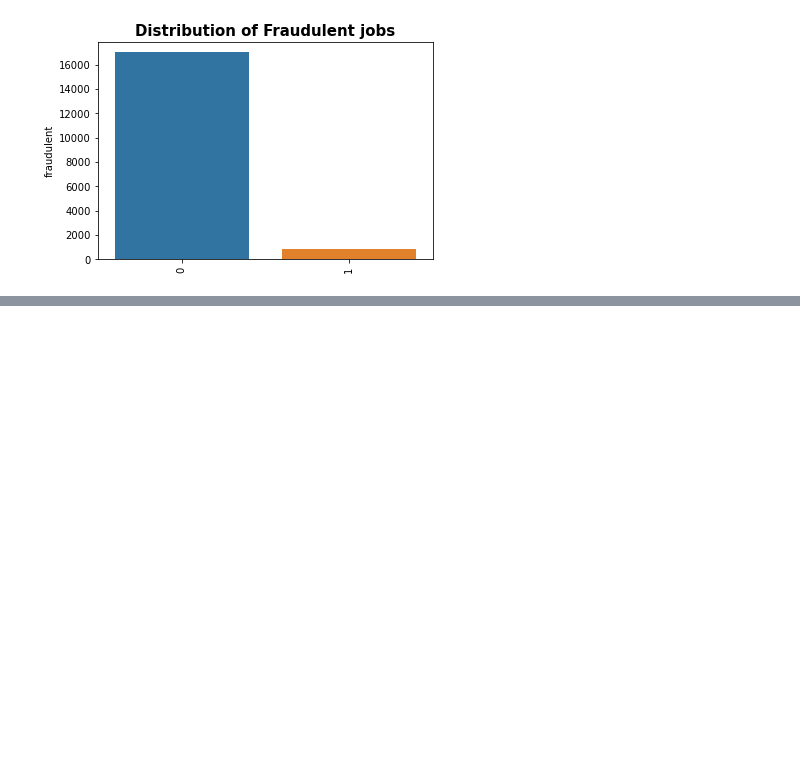
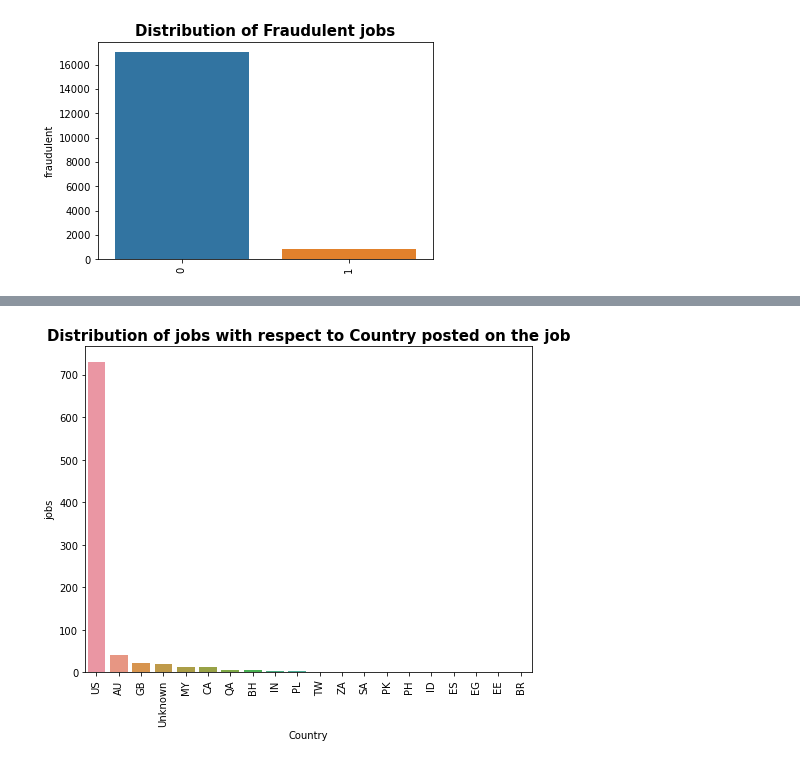
Before and after one commit to Shrestha097/Python_proj_EAS503, a Jupyter notebook: RealVsFakeJobPosting.ipynb, the cells around one changed output, grey strips where cells are left out. Cells and saved outputs as stored; diff of their text form; code cells hidden in the pictures; blank space fills up the shorter version.

```diff
--- a/RealVsFakeJobPosting.ipynb
+++ b/RealVsFakeJobPosting.ipynb
@@ -928,0 +1031,20 @@ plt.show()
+# %%
+sql_statement_eda_loc1 = """
+select
+CASE l.Country
+        WHEN '' THEN 'Unknown'
+        ELSE l.Country
+    END Country,
+count(p.job_id) as jobs
+from posting p inner join location l
+on l.LocationID = p.LocationID
+where p.fraudulent = 1
+group by
+CASE l.Country
+        WHEN '' THEN 'Unknown'
+        ELSE l.Country
+    END
+order by jobs desc
+limit 20
+"""
+df_count_1 = pd.read_sql_query(sql_statement_eda_loc1,conn1)
@@ -928,0 +1077,8 @@ plt.show()
+# %%
+plt.figure(figsize=(8,6))
+chart = sns.barplot(data=df_count_1, x=df_count_1.Country, y=df_count_1.jobs)
+chart.set_xticklabels(chart.get_xticklabels(), rotation=90)
+plt.title('Distribution of jobs with respect to Country posted on the job',size=15, weight='bold')
+plt.show()
+# %% [output]
+[figure, added]
```
Also changed, not shown: parts of 19 cells of this notebook.
